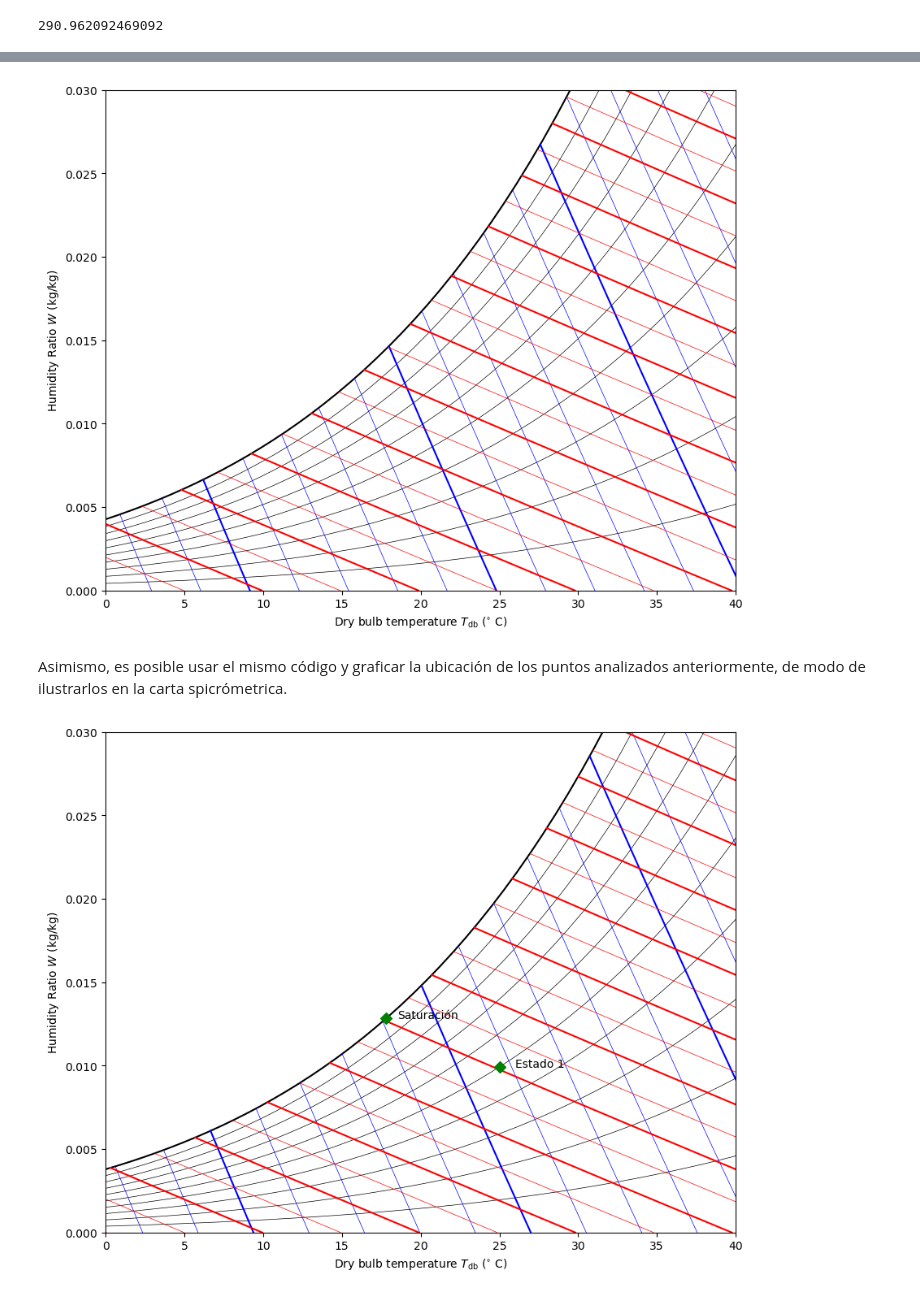
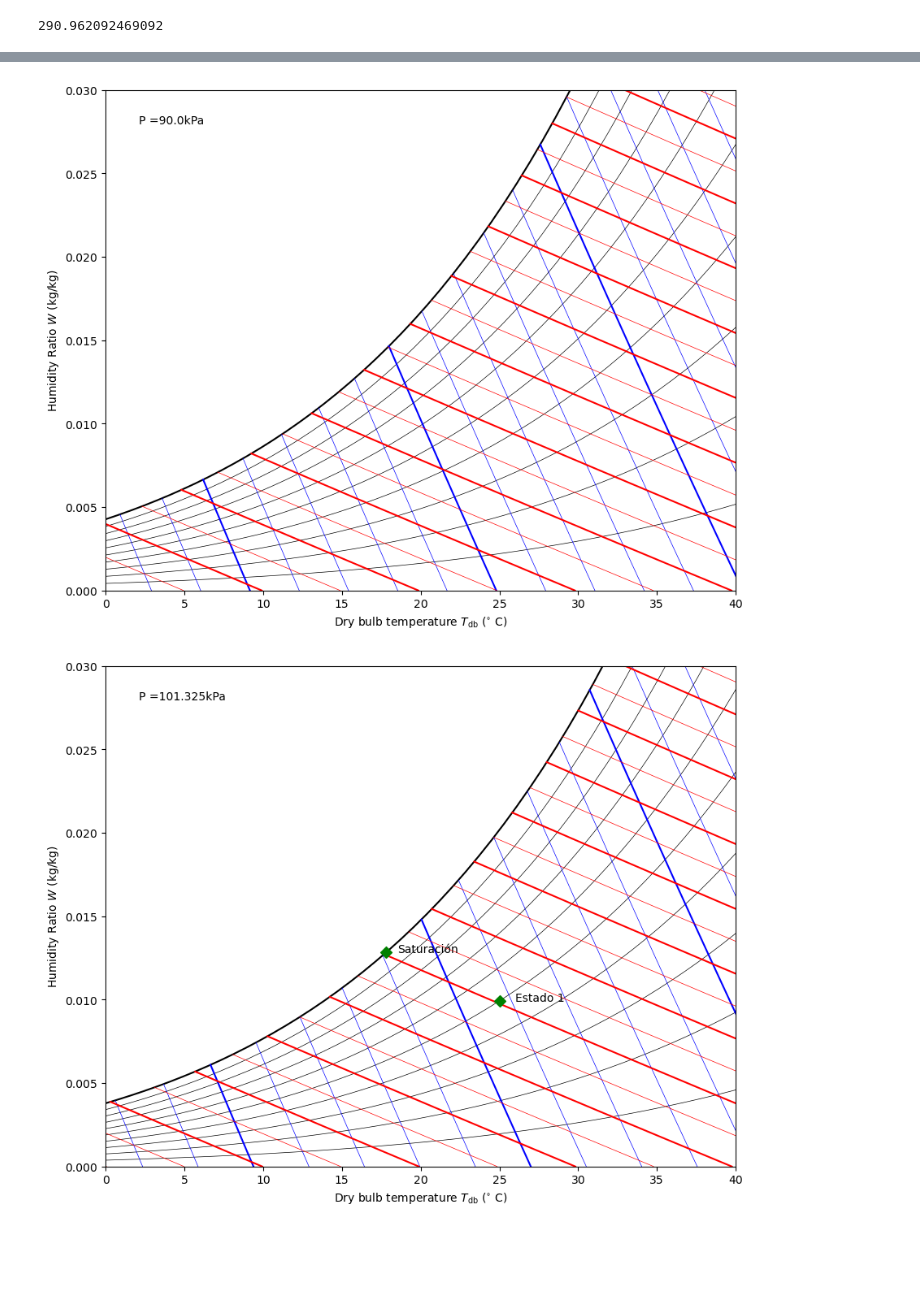
Before and after one commit to J-Cardemil/MOOC_Thermal-Systems, a Jupyter notebook: Class 14 - Coolprop_Humid_Air.ipynb, the cells around one changed output, grey strips where cells are left out. Drawn from its saved outputs; the diff is of its cells as text; code cells hidden in the pictures; blank space fills up the shorter version.

Commit message:
annotate

```diff
--- a/Class 14 - Coolprop_Humid_Air.ipynb
+++ b/Class 14 - Coolprop_Humid_Air.ipynb
@@ -85,15 +79,15 @@ for h in np.arange(0, 120, 5):
     W = CP.HAPropsSI("W","R",R,"P",Pressure,"Tdb",Tdb)
     plt.plot(Tdb-273.15, W, color='r', lw=1.5 if abs(h % 10) < 0.001 else 0.5)
 
+ax.annotate('P =' + f'{Pressure/1000}' + 'kPa', xy=(2, 0.0275), xytext=(2.1,0.028))
+
 plt.xlabel(r'Dry bulb temperature $T_{\rm db}$ ($^{\circ}$ C)')
 plt.ylabel(r'Humidity Ratio $W$ (kg/kg)')
 plt.ylim(0, 0.030)
 plt.xlim(0, 40)
 plt.show()
 # %% [output]
-[figure, old version]
+[figure, new version]
-# %% [markdown]
-Asimismo, es posible usar el mismo código y graficar la ubicación de los puntos analizados anteriormente, de modo de ilustrarlos en la carta spicrómetrica.
 # %%
 Pressure = P_1# Pa
 
@@ -113,31 +107,33 @@ plt.plot(Tdbvec-273.15, W, color='k', lw=1.5)
 for Vda in np.arange(0.69, 0.961, 0.01):
     R = np.linspace(0,1)
     W = CP.HAPropsSI("W","R",R,"P",Pressure,"Vda",Vda)
     Tdb = CP.HAPropsSI("Tdb","R",R,"P",Pressure,"Vda",Vda)
     plt.plot(Tdb-273.15, W, color='b', lw=1.5 if abs(Vda % 0.05) < 0.001 else 0.5)
 
 # Lines of constant Enthalpy
 for h in np.arange(0, 120, 5):
     R = np.linspace(0.0, 1)
     #print(h)
     Tdb = CP.HAPropsSI("Tdb","R",R,"P",Pressure,"H",h*1000)
     W = CP.HAPropsSI("W","R",R,"P",Pressure,"Tdb",Tdb)
     plt.plot(Tdb-273.15, W, color='r', lw=1.5 if abs(h % 10) < 0.001 else 0.5)
 
+ax.annotate('P =' + f'{Pressure/1000}' + 'kPa', xy=(2, 0.0275), xytext=(2.1,0.028))
+
 # Puntos con los estado termodinámicos
 e_h = 1.04 # Espaciamiento horizontal
 #Estado 1
 plt.scatter(T_1-273.15, W_1, c='g',s=50,zorder=5,marker='D')
 plt.annotate('Estado 1', ((T_1-273.15)*e_h, W_1))
 
 #Estado 2
 plt.scatter(T_2-273.15, W_2, c='g',s=50,zorder=5,marker='D')
 plt.annotate('Saturación', ((T_2-273.15)*e_h, W_2))
 
 plt.xlabel(r'Dry bulb temperature $T_{\rm db}$ ($^{\circ}$ C)')
 plt.ylabel(r'Humidity Ratio $W$ (kg/kg)')
 plt.ylim(0, 0.030)
 plt.xlim(0, 40)
 plt.show()
 # %% [output]
-[figure, old version]
+[figure, new version]
```
Also changed, not shown: parts of 2 cells of this notebook.
